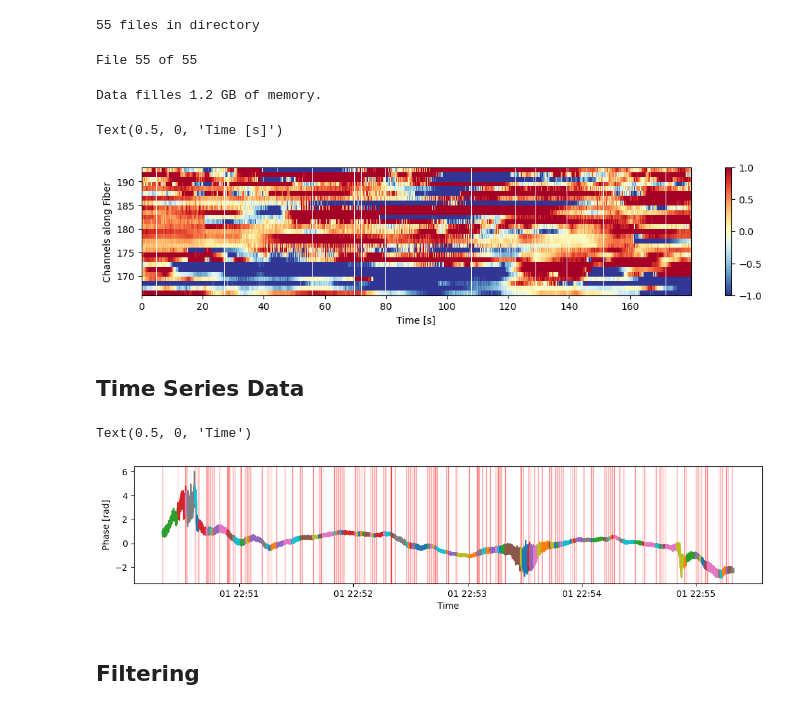
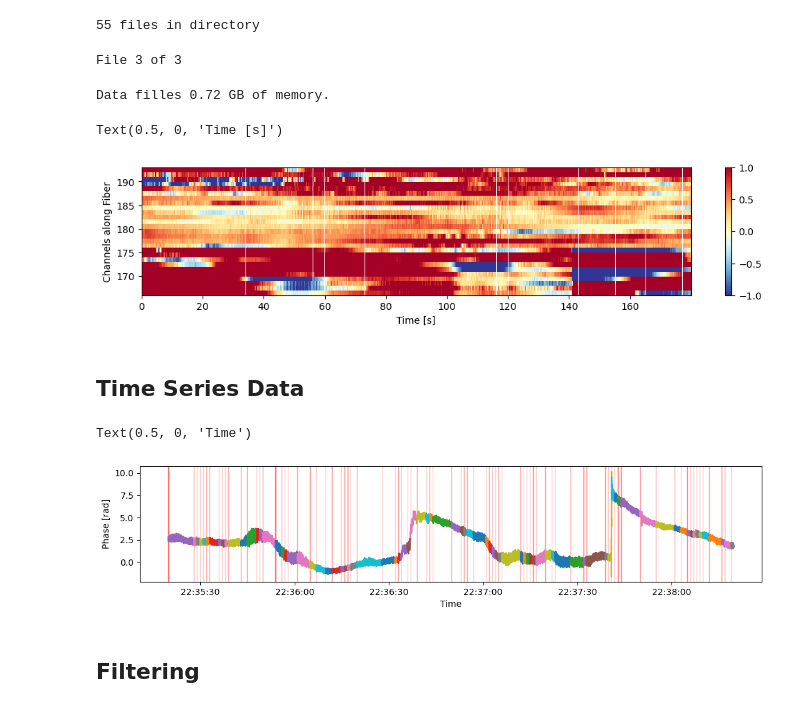
Before and after one commit to graeffd/GreenFjord_DAS, a Jupyter notebook: DAS_QC3_propperlook.ipynb, the cells around one changed output. Drawn from its saved outputs; the diff is of its cells as text; code cells hidden in the pictures.

```diff
--- a/DAS_QC3_propperlook.ipynb
+++ b/DAS_QC3_propperlook.ipynb
@@ -27,11 +29,17 @@ files = DASfuncs.get_Onyx_h5('../../../data/lab/SaltwaterTankTest/DAS_data/', t_
 print('{} files in directory'.format(len(files)))
 # %% [output]
 55 files in directory
+# %%
+# get files manually
+files = glob.glob('../../../data/lab/Onyx_temp_test/data_1Hz/*')
+files.sort()
+# %%
+files = files[15:18]
 # %%
 # read the data
 data_rec, t_rec, attrs = DASfuncs.read_Onyx_h5(files)
 # %% [output]
-File 55 of 55
+File 3 of 3
 # %%
 # fill contiuous parts of data into array
 time_list, data_list = DASfuncs.split_continuous_data(t_rec, data_rec, attrs)
@@ -40,28 +48,28 @@ time_list, data_list = DASfuncs.split_continuous_data(t_rec, data_rec, attrs)
 times_filled, data_filled = DASfuncs.fill_data_gaps(time_list, data_list, attrs, t_format='datetime')
 print('Data filles {:.2} GB of memory.'.format(sys.getsizeof(data_filled)/2**30))
 # %% [output]
-Data filles 1.2 GB of memory.
+Data filles 0.72 GB of memory.
 # %%
 fig, ax = plt.subplots(figsize=(2*6.4,4.8/2.))
 
 # left plot
 im = ax.imshow(data_filled.T, aspect='auto',
              origin='lower',
              vmin=-1,#np.percentile(data[~np.isnan(data)],5),
              vmax=1,#np.percentile(data[~np.isnan(data)],95),
-             extent=[0,data.shape[0]/(attrs['PulseRate']),
+             extent=[0,data_filled.shape[0]/(attrs['PulseRate']),
                   attrs['StartLocusIndex'],
-                  attrs['StartLocusIndex']+data.shape[1]],
+                  attrs['StartLocusIndex']+data_filled.shape[1]],
              cmap='RdYlBu_r',
              interpolation='none'
              )
 
 cbar = plt.colorbar(im)
 ax.set_ylabel('Channels along Fiber')
 ax.set_xlabel('Time [s]')
 # %% [output]
 Text(0.5, 0, 'Time [s]')
-[figure, old version]
+[figure, new version]
 # %% [markdown]
 ## Time Series Data
 # %%
@@ -69,7 +77,7 @@ Text(0.5, 0, 'Time [s]')
 gap_list = DASfuncs.get_gaps(time_list, attrs)
 # %%
 # plot time series with different colors indicating chunks of data
-cha = 0
+cha = 1
 fig, ax = plt.subplots(figsize=(2*6.4,4.8/2.))
 for t, d in zip(time_list, data_list):
     # plt.plot(t,d[:,cha])
@@ -83,7 +91,7 @@ ax.set_ylabel('Phase [rad]')
 ax.set_xlabel('Time')
 # %% [output]
 Text(0.5, 0, 'Time')
-[figure, old version]
+[figure, new version]
 # %% [markdown]
 ## Filtering
 # %%
```
Also changed, not shown: parts of 27 cells of this notebook, 5 other files.
